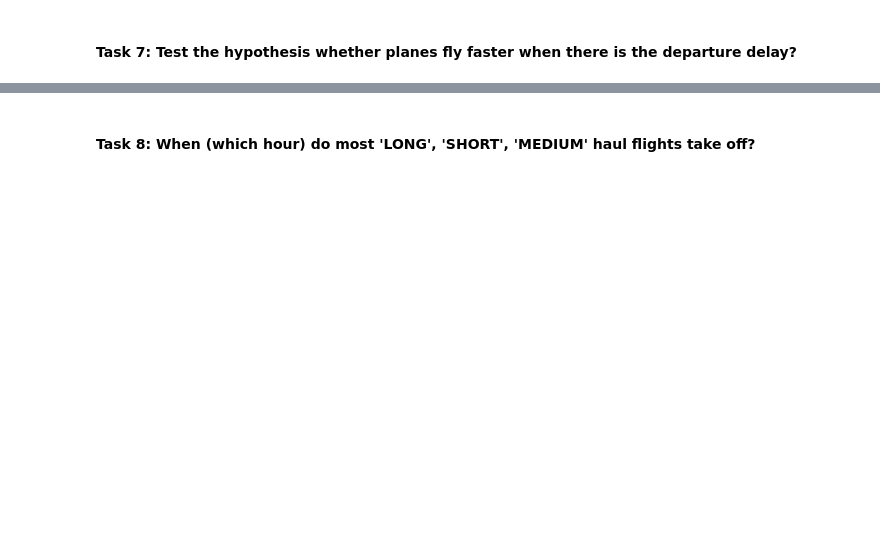
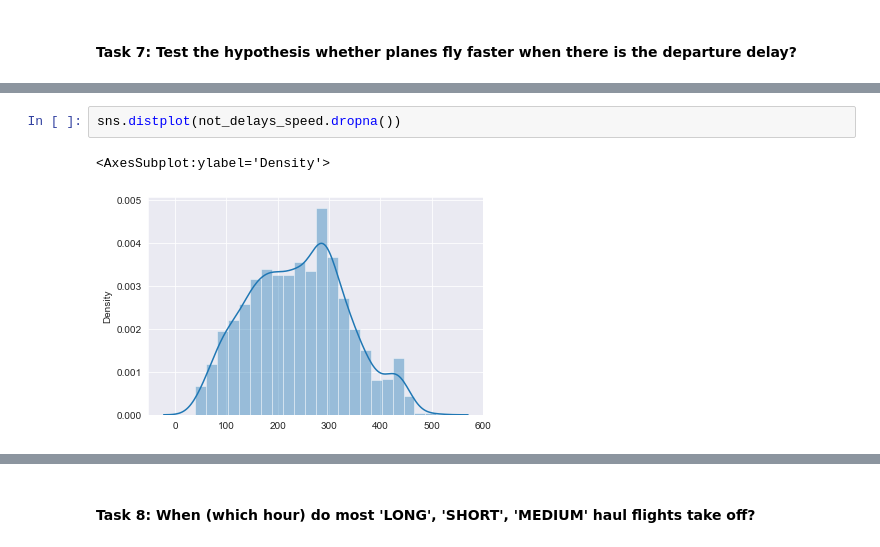
Before and after one commit to georgi3/flight_delay_predictions, a Jupyter notebook: george/exploratory_analysis.ipynb, the cells around one changed output, grey strips where cells are left out. Cells and saved outputs as stored; diff of their text form; blank space fills up the shorter version.

```diff
--- a/george/exploratory_analysis.ipynb
+++ b/george/exploratory_analysis.ipynb
@@ -148,0 +316,5 @@ json_normalize(file, record_path='2018', meta=['1'])
+# %%
+sns.distplot(not_delays_speed.dropna())
+# %% [output]
+<AxesSubplot:ylabel='Density'>
+[figure, added]
```
Also changed, not shown: parts of 45 cells of this notebook.
